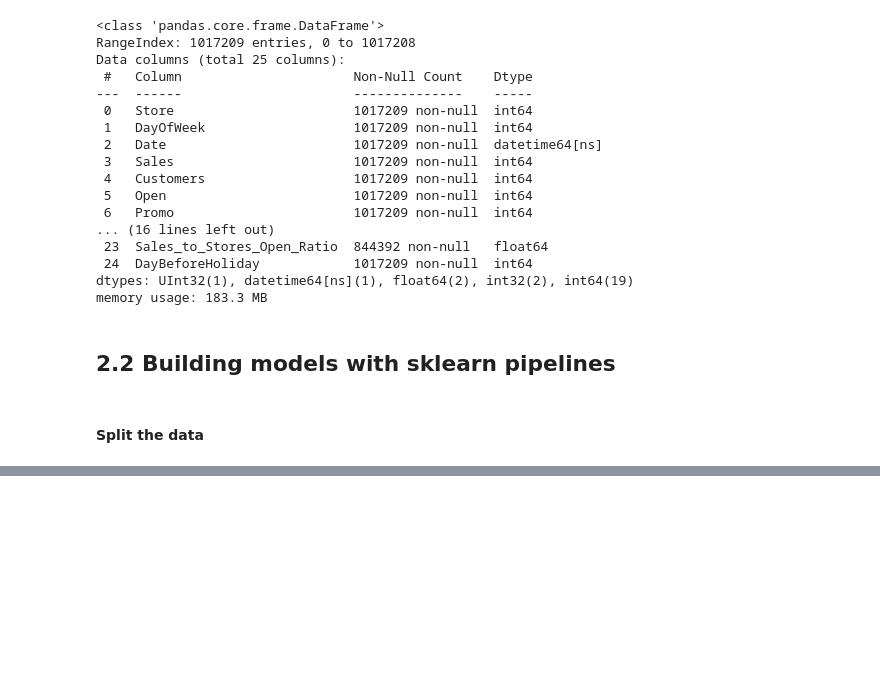
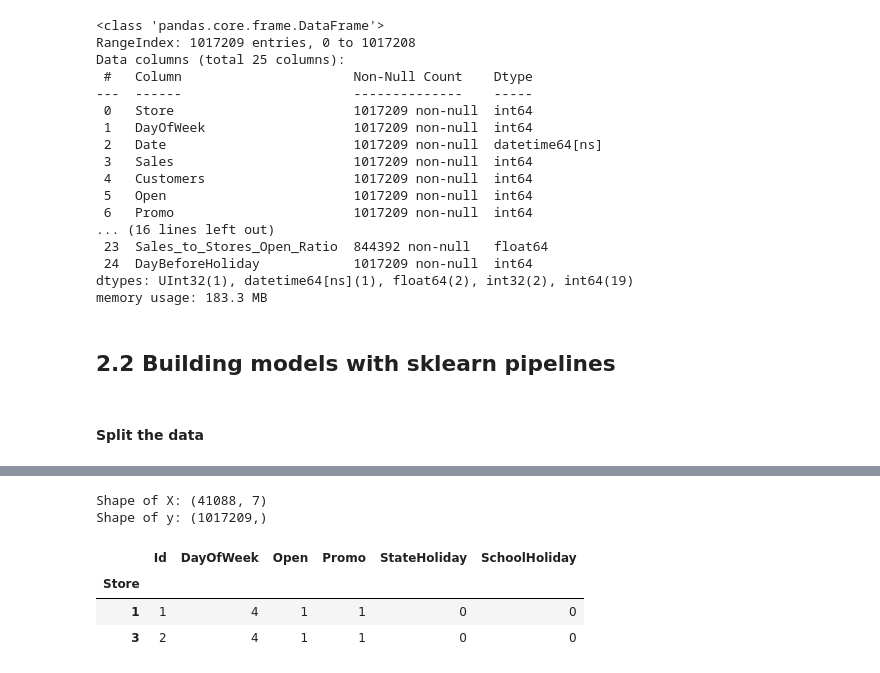
Before and after one commit to Hemamagam/Project-6--Pharmaceutical-Sale-Prediction-, a Jupyter notebook: Task_2_Prediction_of_store_sale.ipynb, the cells around one changed output, grey strips where cells are left out. Drawn from its saved outputs; the diff is of its cells as text; code cells hidden in the pictures; blank space fills up the shorter version.

```diff
--- a/Task_2_Prediction_of_store_sale.ipynb
+++ b/Task_2_Prediction_of_store_sale.ipynb
@@ -869,0 +932,4 @@ R^2 Score: 0.9999951900144751
+# %%
+test_data1=test_data.copy()
+# %%
+test_data1=test_data1.drop(columns=['Date'])
@@ -869,0 +939,13 @@ R^2 Score: 0.9999951900144751
+# %%
+print("Shape of X:", X.shape)
+print("Shape of y:", y.shape)
+# %% [output]
+Shape of X: (41088, 7)
+Shape of y: (1017209,)
+# %%
+test_data1.head(2)
+# %% [output]
+|  | Id | DayOfWeek | Open | Promo | StateHoliday | SchoolHoliday |
+| Store |  |  |  |  |  |  |
+| 1 | 1 | 4 | 1 | 1 | 0 | 0 |
+| 3 | 2 | 4 | 1 | 1 | 0 | 0 |
```
Also changed, not shown: parts of 14 cells of this notebook.
